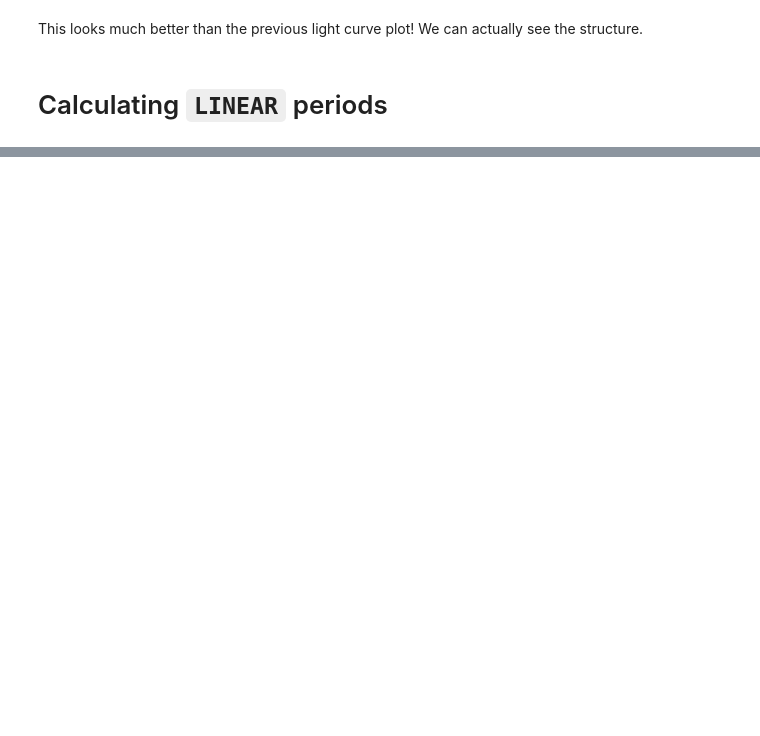
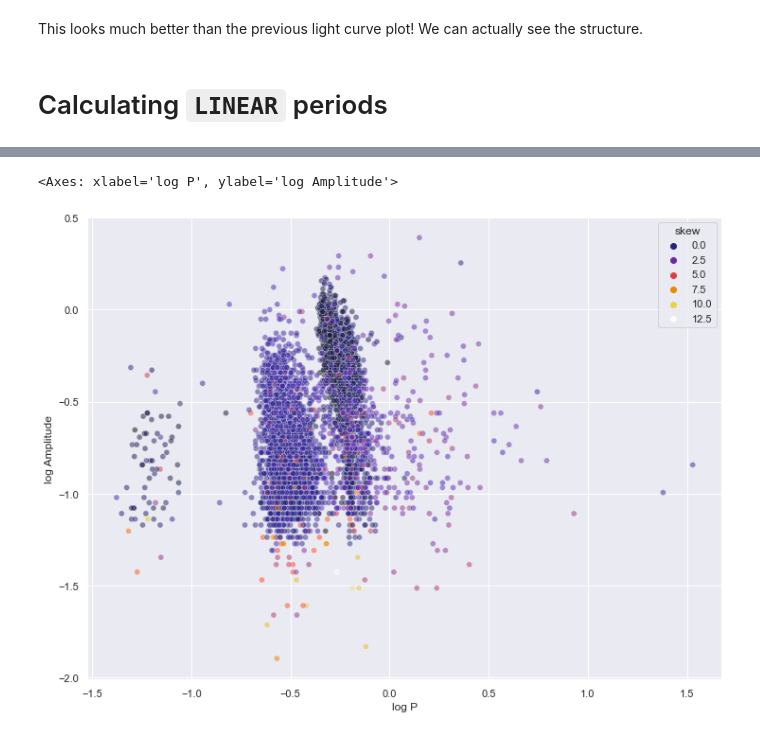
Before and after one commit to emadonev/var_stars, a Jupyter notebook: nbs/03_Analysis_of_light_curve_periods.ipynb, the cells around one changed output, grey strips where cells are left out. Cells and saved outputs as stored; diff of their text form; code cells hidden in the pictures; blank space fills up the shorter version.

```diff
--- a/nbs/03_Analysis_of_light_curve_periods.ipynb
+++ b/nbs/03_Analysis_of_light_curve_periods.ipynb
@@ -395,0 +154,8 @@ ax.invert_yaxis()
+# %%
+# ACCESSING THE OFFICIAL PERIODS
+#------------
+dataPeriods = fetch_LINEAR_geneva() # accessing the good data
+PLorig = 10**(dataPeriods['logP'].T) # accessing the periods
+ra_orig = dataPeriods['ra'].T # accessing the rectascension
+dec_orig = dataPeriods['dec'].T # accessing the declination
+ID_orig = list(dataPeriods['LINEARobjectID'].T) # accessing the good ID's
@@ -395,0 +227,4 @@ ax.invert_yaxis()
+# %%
+# read data for the master sample of 5204 stars with reliable and reproducible LINEAR periods
+colnames = ['ID','Porig','Pnew','ra','dec', 'ug','gi','iK','JK','logP','Ampl','skew','kurt','magMed','nObs','LCtype']
+L = Table.read('../outputs/LINEAR_Periods_nterm3.txt', format='ascii', names=colnames)
@@ -395,0 +253,12 @@ ax.invert_yaxis()
+# %%
+Properties = []
+for i in list(L.columns):
+    a = list(L[i])
+    Properties.append(a)
+# %%
+j = 0
+LINEAR_periods = pd.DataFrame()
+for i in list(L.columns):
+    LINEAR_periods.insert(j, i, Properties[j])
+    j += 1
+LINEAR_periods
@@ -395,0 +279,13 @@ ax.invert_yaxis()
+# %%
+fig,ax = plt.subplots(1,1,figsize=(12,9))
+ax.set_xlabel('log P')
+ax.set_ylabel('log Amplitude')
+#------
+#data
+#------
+LINEAR_periods['logAmpl'] = np.log(LINEAR_periods['Ampl'])
+#------
+sns.scatterplot(LINEAR_periods, x='logP', y='logAmpl', hue='skew', palette='CMRmap',alpha=0.5)
+# %% [output]
+<Axes: xlabel='log P', ylabel='log Amplitude'>
+[figure, added]
```
Also changed, not shown: parts of 79 cells of this notebook, 4 other files.
